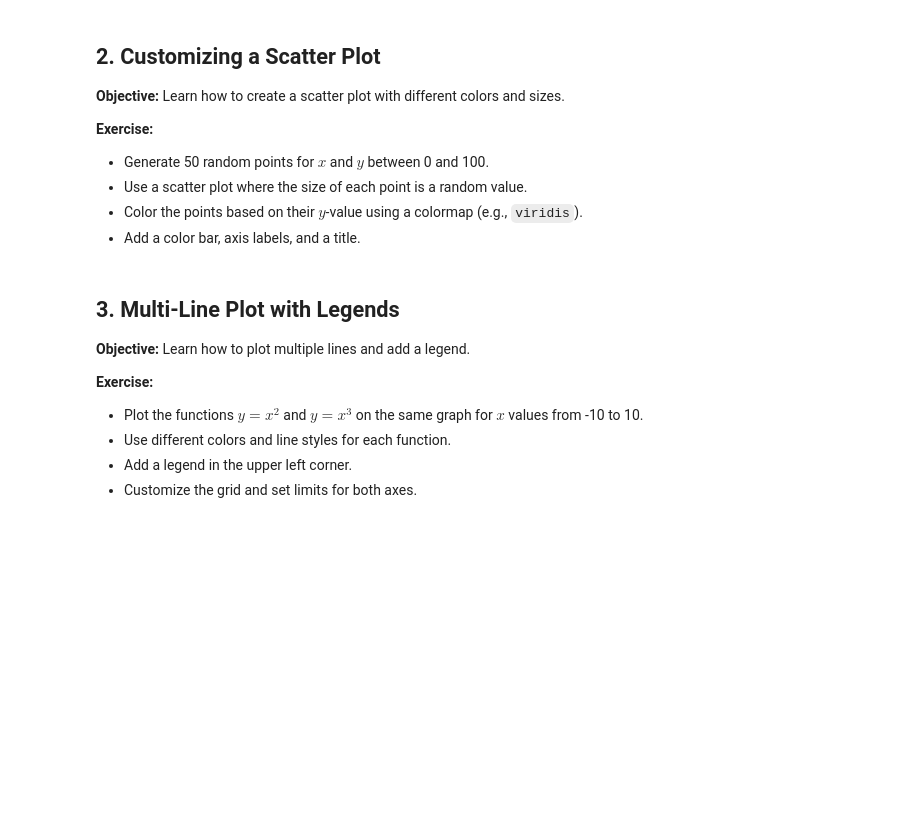
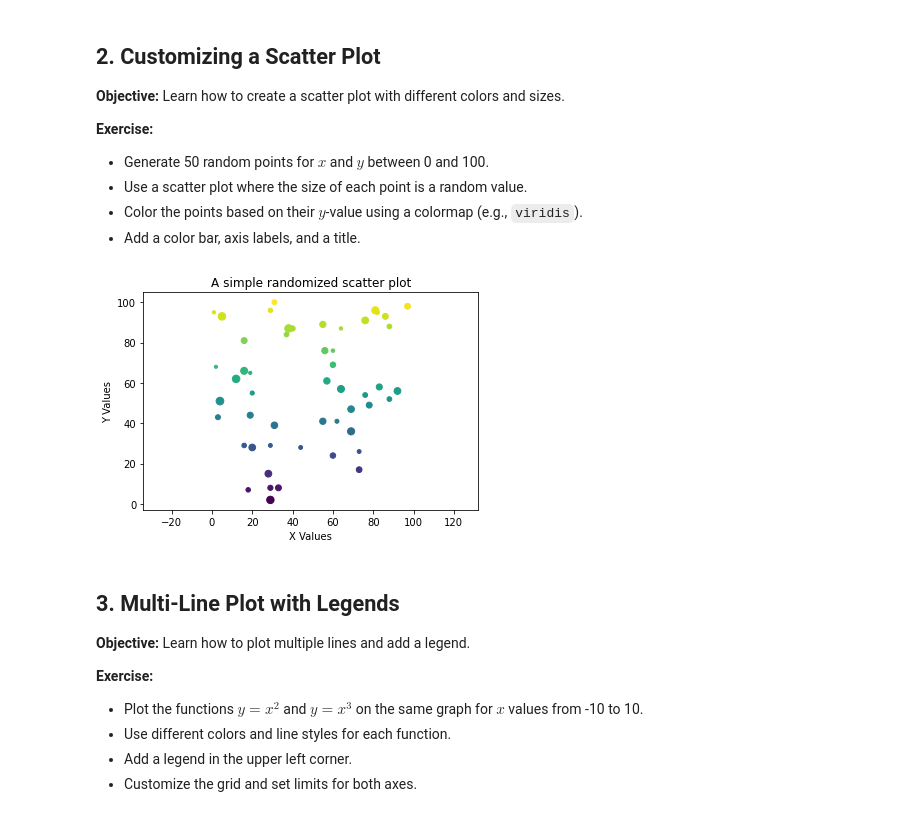
Before and after one commit to MaiDinhVinh/CS-ML, a Jupyter notebook: 2-10-2025/c01_visualization.ipynb, the cells around one changed output. Saved outputs shown, nothing was run; the diff lists cells and outputs as text; code cells hidden in the pictures; blank space fills up the shorter version.

```diff
--- a/2-10-2025/c01_visualization.ipynb
+++ b/2-10-2025/c01_visualization.ipynb
@@ -202,6 +215,21 @@ plt.show()
 - Use a scatter plot where the size of each point is a random value.
 - Color the points based on their $ y $-value using a colormap (e.g., `viridis`).
 - Add a color bar, axis labels, and a title.
+# %%
+import random
+from matplotlib import pyplot as plt
+
+x_values = [random.randint(0, 100) for i in range(51)]
+y_values = [random.randint(0, 100) for i in range(51)]
+
+plt.scatter(x_values, y_values, c = y_values, cmap="viridis", s = [random.randint(10, 60) for i in range(51)]) #c = y_values co nghia la gan cac mau theo chieu truc y, neu dung x_values se la theo truc x
+plt.xlabel("X Values")
+plt.ylabel("Y Values")
+plt.title("A simple randomized scatter plot")
+plt.axis("equal")
+plt.show()
+# %% [output]
+[figure, added]
 # %% [markdown]
 ## 3. Multi-Line Plot with Legends
 **Objective:** Learn how to plot multiple lines and add a legend.
```
Also changed, not shown: parts of 4 cells of this notebook.
